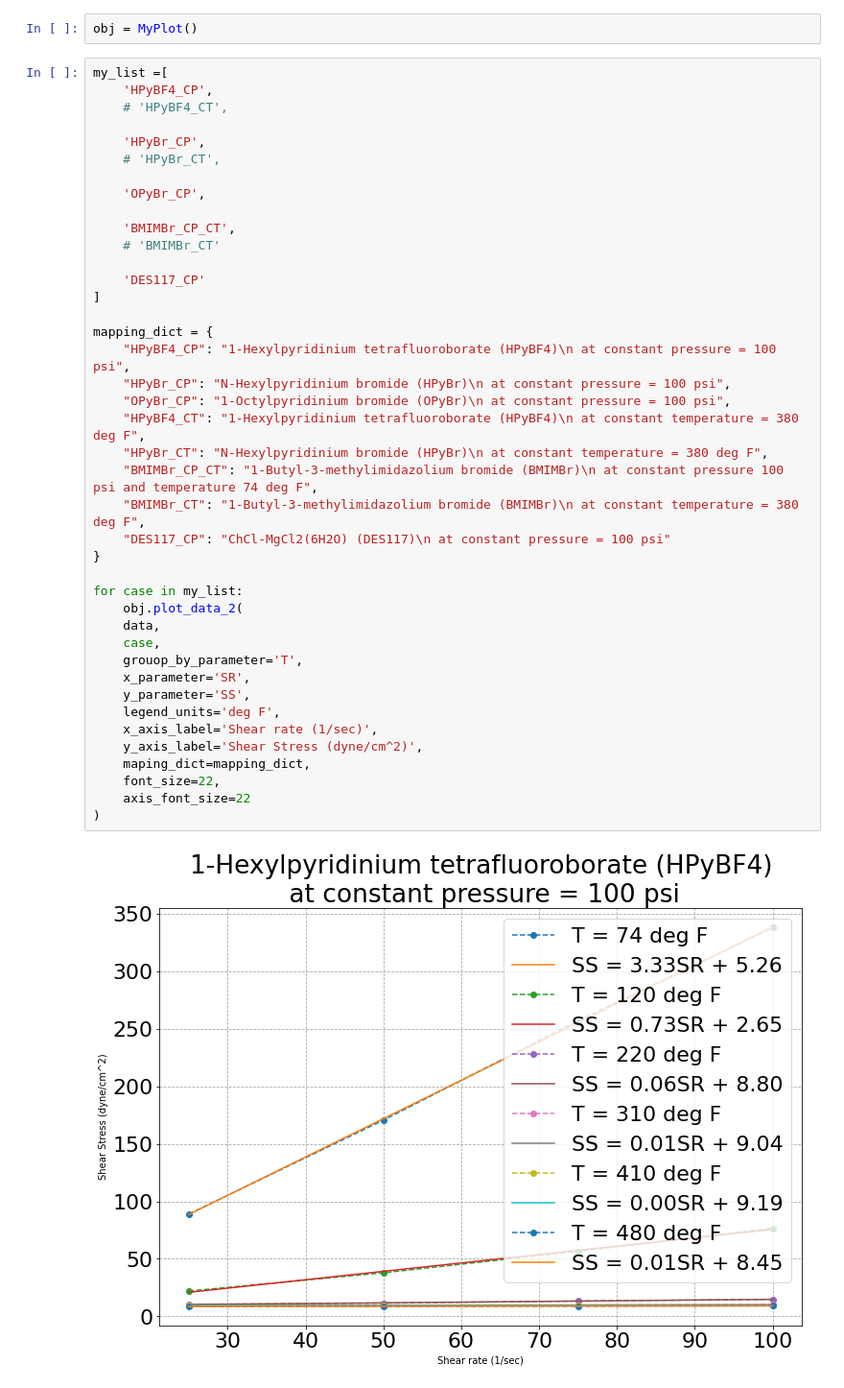
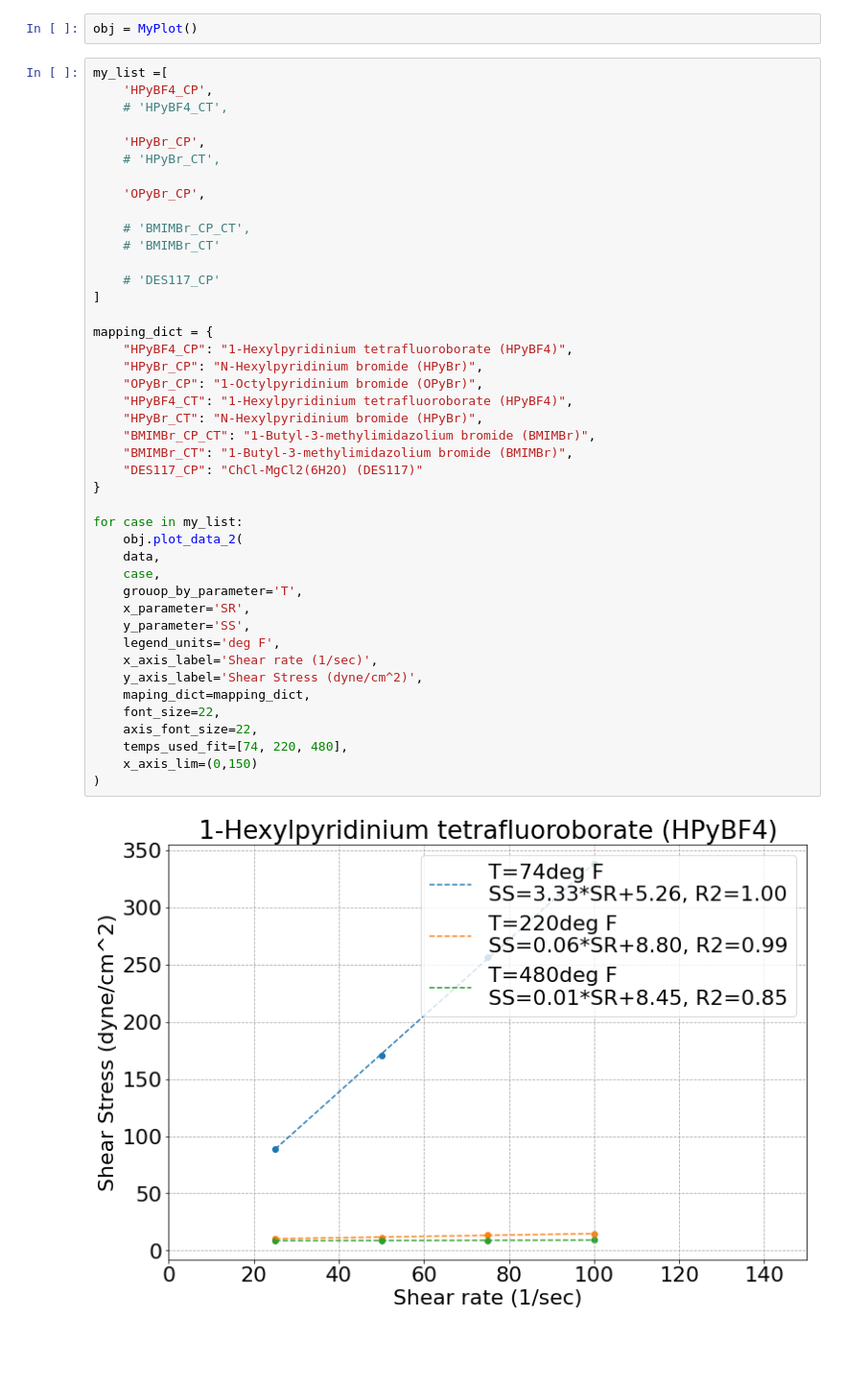
Before and after one commit to Atashnezhad/hpht, a Jupyter notebook: P03.ipynb, the cells around one changed output. Shown at 96% size. Saved outputs shown, nothing was run; the diff lists cells and outputs as text; blank space fills up the shorter version.

```diff
--- a/P03.ipynb
+++ b/P03.ipynb
@@ -22,42 +22,44 @@ obj = MyPlot()
 my_list =[
     'HPyBF4_CP',
     # 'HPyBF4_CT',
 
     'HPyBr_CP',
     # 'HPyBr_CT',
 
     'OPyBr_CP',
 
-    'BMIMBr_CP_CT',
+    # 'BMIMBr_CP_CT',
     # 'BMIMBr_CT'
 
-    'DES117_CP'
+    # 'DES117_CP'
 ]
 
 mapping_dict = {
-    "HPyBF4_CP": "1-Hexylpyridinium tetrafluoroborate (HPyBF4)\n at constant pressure = 100 psi",
-    "HPyBr_CP": "N-Hexylpyridinium bromide (HPyBr)\n at constant pressure = 100 psi",
-    "OPyBr_CP": "1-Octylpyridinium bromide (OPyBr)\n at constant pressure = 100 psi",
-    "HPyBF4_CT": "1-Hexylpyridinium tetrafluoroborate (HPyBF4)\n at constant temperature = 380 deg F",
-    "HPyBr_CT": "N-Hexylpyridinium bromide (HPyBr)\n at constant temperature = 380 deg F",
-    "BMIMBr_CP_CT": "1-Butyl-3-methylimidazolium bromide (BMIMBr)\n at constant pressure 100 psi and temperature 74 deg F",
-    "BMIMBr_CT": "1-Butyl-3-methylimidazolium bromide (BMIMBr)\n at constant temperature = 380 deg F",
-    "DES117_CP": "ChCl-MgCl2(6H2O) (DES117)\n at constant pressure = 100 psi"
+    "HPyBF4_CP": "1-Hexylpyridinium tetrafluoroborate (HPyBF4)",
+    "HPyBr_CP": "N-Hexylpyridinium bromide (HPyBr)",
+    "OPyBr_CP": "1-Octylpyridinium bromide (OPyBr)",
+    "HPyBF4_CT": "1-Hexylpyridinium tetrafluoroborate (HPyBF4)",
+    "HPyBr_CT": "N-Hexylpyridinium bromide (HPyBr)",
+    "BMIMBr_CP_CT": "1-Butyl-3-methylimidazolium bromide (BMIMBr)",
+    "BMIMBr_CT": "1-Butyl-3-methylimidazolium bromide (BMIMBr)",
+    "DES117_CP": "ChCl-MgCl2(6H2O) (DES117)"
 }
 
 for case in my_list:
     obj.plot_data_2(
     data,
     case,
     grouop_by_parameter='T',
     x_parameter='SR',
     y_parameter='SS',
     legend_units='deg F',
     x_axis_label='Shear rate (1/sec)',
     y_axis_label='Shear Stress (dyne/cm^2)',
     maping_dict=mapping_dict,
     font_size=22,
-    axis_font_size=22
+    axis_font_size=22,
+    temps_used_fit=[74, 220, 480],
+    x_axis_lim=(0,150)
 )
 # %% [output]
-[figure, old version]
+[figure, new version]
```
Also changed, not shown: parts of 1 cell of this notebook, 2 other files.
